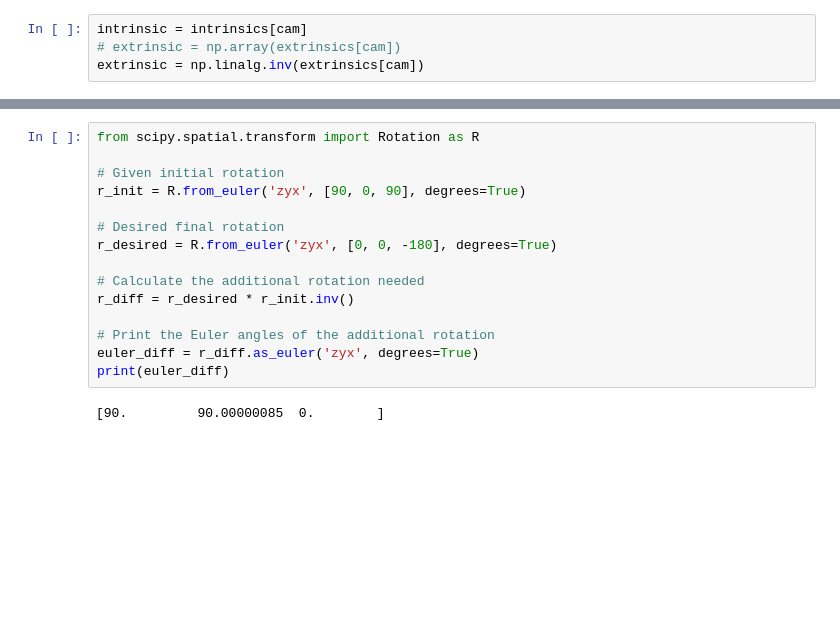
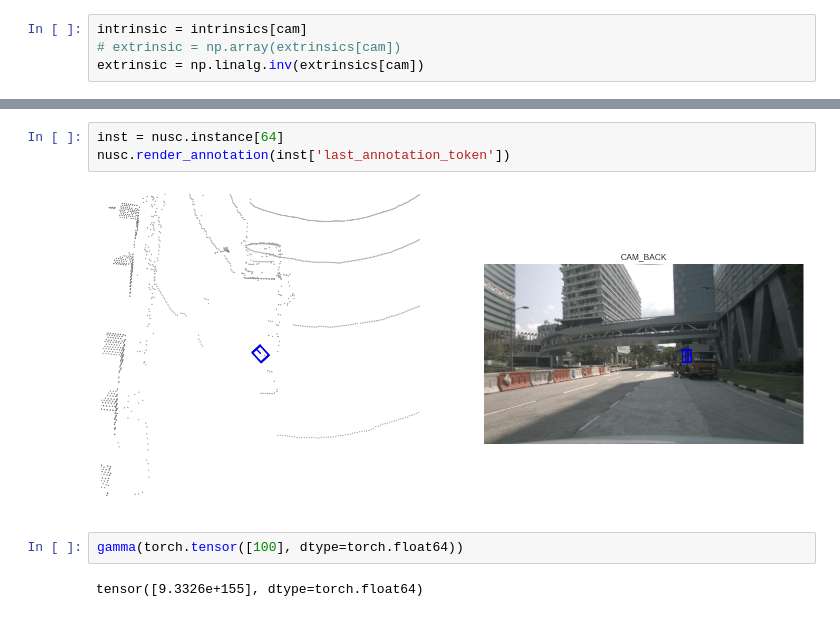
Before and after one commit to linlin-yu/ubev-UDMKDD, a Jupyter notebook: notebooks/test_ood_carla.ipynb, the cells around one changed output, grey strips where cells are left out. Saved outputs shown, nothing was run; the diff lists cells and outputs as text; blank space fills up the shorter version.

```diff
--- a/notebooks/test_ood_carla.ipynb
+++ b/notebooks/test_ood_carla.ipynb
@@ -111,17 +111,9 @@ plt.axis("off")
-# %%
-from scipy.spatial.transform import Rotation as R
-
-# Given initial rotation
-r_init = R.from_euler('zyx', [90, 0, 90], degrees=True)
-
-# Desired final rotation
-r_desired = R.from_euler('zyx', [0, 0, -180], degrees=True)
-
-# Calculate the additional rotation needed
-r_diff = r_desired * r_init.inv()
-
-# Print the Euler angles of the additional rotation
-euler_diff = r_diff.as_euler('zyx', degrees=True)
-print(euler_diff)
-# %% [output]
-[90.         90.00000085  0.        ]
+# %%
+inst = nusc.instance[64]
+nusc.render_annotation(inst['last_annotation_token'])
+# %% [output]
+[figure, added]
+# %%
+gamma(torch.tensor([100], dtype=torch.float64))
+# %% [output]
+tensor([9.3326e+155], dtype=torch.float64)
```
Also changed, not shown: parts of 8 cells of this notebook, 5 other files.
